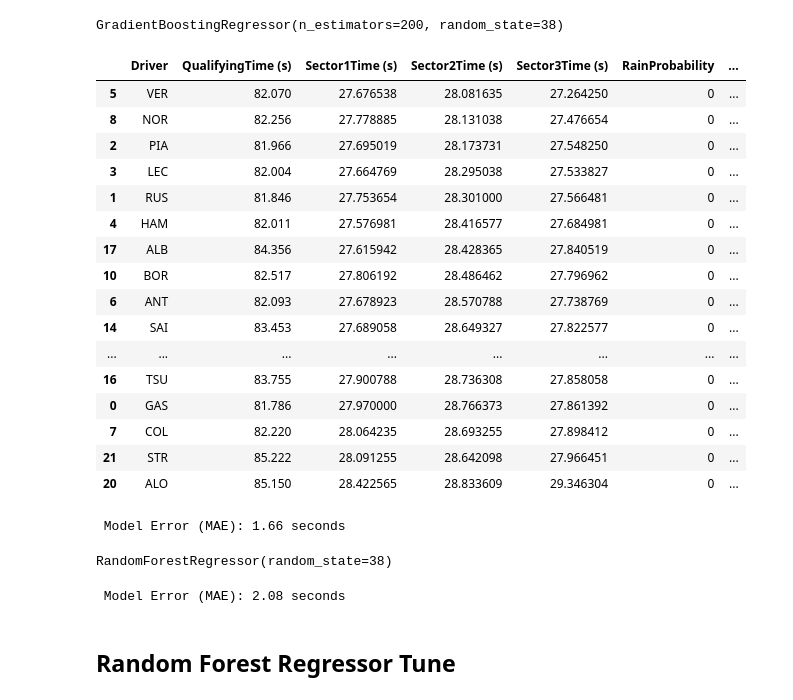
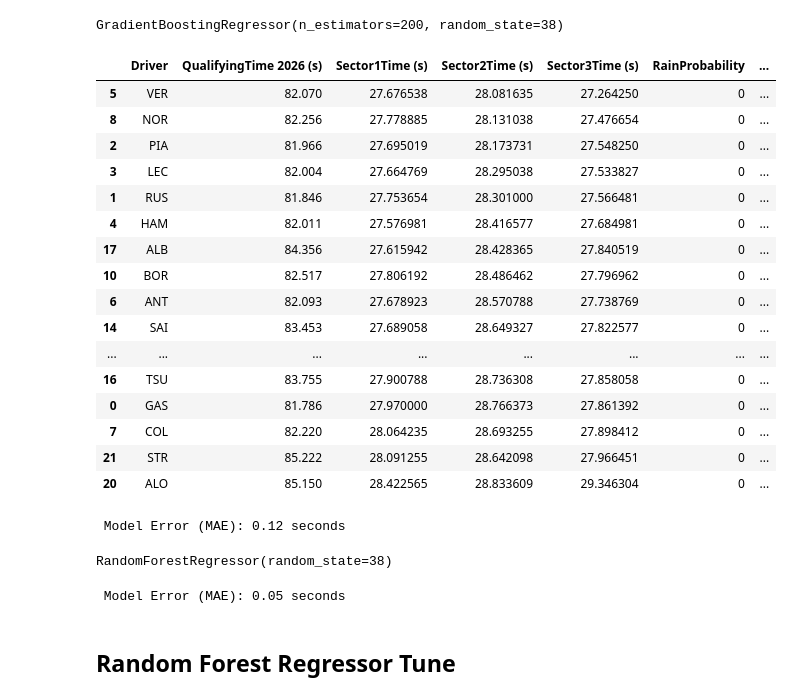
Before and after one commit to imgabrielas/F1-Enthusiast, a Jupyter notebook: Round_13_ItalianGP.ipynb, the cells around one changed output. Cells and saved outputs as stored; diff of their text form; code cells hidden in the pictures.

```diff
--- a/Round_13_ItalianGP.ipynb
+++ b/Round_13_ItalianGP.ipynb
@@ -144,7 +144,7 @@ qualifying_2026 = pd.DataFrame({
     "Driver": ["GAS", "RUS", "PIA", "LEC", "HAM", "VER", "ANT", "COL", "NOR", "LIN",
                "BOR", "BEA", "HUL", "LAW", "SAI", "OCO",
                "TSU", "ALB", "BOT", "PER", "ALO", "STR"],
-    "QualifyingTime (s)": [81.786, 81.846, 81.966, 82.004, 82.011, 82.070, 82.093, 82.220, 82.256, 82.286,
+    "QualifyingTime 2026 (s)": [81.786, 81.846, 81.966, 82.004, 82.011, 82.070, 82.093, 82.220, 82.256, 82.286,
                            82.517, 82.756, 82.779, 82.821, 83.453, 83.454,
                            83.755, 84.356, 84.364, 84.595, 85.150, 85.222]
 })
@@ -225,13 +225,12 @@ merged_data
 | 20 | ALO | 85.150 | 28.422565 | 28.833609 | 29.346304 | 0 | ... |
 | 21 | STR | 85.222 | 28.091255 | 28.642098 | 27.966451 | 0 | ... |
 # %%
-# Attach average lap time to merged_data the same way sector times were attached (left join),
-# so a driver with no clean lap (e.g. retired, like LEC) is dropped consistently from X and y.
+# driver with no clean lap (e.g. retired, like LEC) is dropped consistently from X and y.
 merged_data["LapTime (s)"] = merged_data["Driver"].map(laps_2025.groupby("Driver")["LapTime (s)"].mean())
 merged_data.dropna(subset=["LapTime (s)"], inplace=True)
 
 # Define feature set (Qualifying + Sector Times + Weather)
-X = merged_data[["QualifyingTime (s)", "Sector1Time (s)", "Sector2Time (s)", "Sector3Time (s)", "RainProbability", "Temperature"]].fillna(0)
+X = merged_data[["QualifyingTime 2026 (s)", "Sector1Time (s)", "Sector2Time (s)", "Sector3Time (s)", "RainProbability", "Temperature"]].fillna(0)
 
 # Average lap time as the target
 y = merged_data["LapTime (s)"]
@@ -290,12 +289,12 @@ GradientBoostingRegressor(n_estimators=200, random_state=38)
 # %%
 # Predict race times using 2026 qualifying and sector data
 predicted_race_times = gb.predict(X)
-merged_data["PredictedRaceTime (s)"] = predicted_race_times
-race_predictions_2026_gb = merged_data.sort_values(by="PredictedRaceTime (s)")
+merged_data["GB PredictedRaceTime (s)"] = predicted_race_times
+race_predictions_2026_gb = merged_data.sort_values(by="GB PredictedRaceTime (s)")
 
-race_predictions_2026
+race_predictions_2026_gb
 # %% [output]
-|  | Driver | QualifyingTime (s) | Sector1Time (s) | Sector2Time (s) | Sector3Time (s) | RainProbability | ... |
+|  | Driver | QualifyingTime 2026 (s) | Sector1Time (s) | Sector2Time (s) | Sector3Time (s) | RainProbability | ... |
 | 5 | VER | 82.070 | 27.676538 | 28.081635 | 27.264250 | 0 | ... |
 | 8 | NOR | 82.256 | 27.778885 | 28.131038 | 27.476654 | 0 | ... |
 | 2 | PIA | 81.966 | 27.695019 | 28.173731 | 27.548250 | 0 | ... |
@@ -317,7 +316,7 @@ race_predictions_2026
 y_pred_gb = gb.predict(X_test)
 print(f"\n Model Error (MAE): {mean_absolute_error(y_test, y_pred_gb):.2f} seconds")
 # %% [output]
- Model Error (MAE): 1.66 seconds
+ Model Error (MAE): 0.12 seconds
 # %%
 rf = RandomForestRegressor(random_state=38)
 rf.fit(X_train, y_train)
@@ -327,7 +326,7 @@ RandomForestRegressor(random_state=38)
 y_pred_rf = rf.predict(X_test)
 print(f"\n Model Error (MAE): {mean_absolute_error(y_test, y_pred_rf):.2f} seconds")
 # %% [output]
- Model Error (MAE): 2.08 seconds
+ Model Error (MAE): 0.05 seconds
 # %% [markdown]
 ## Random Forest Regressor Tune
 # %%
```
Also changed, not shown: parts of 3 cells of this notebook.
